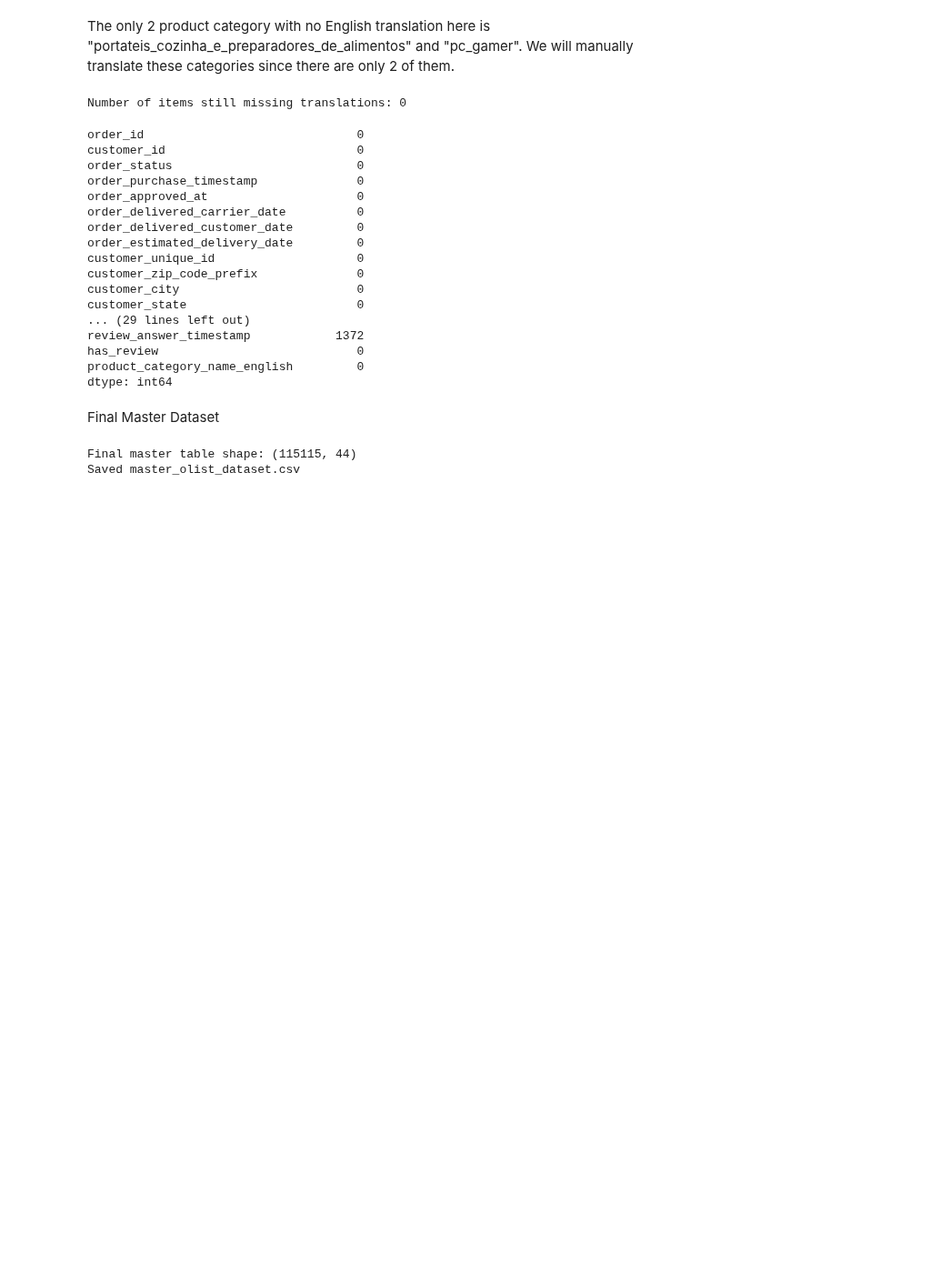
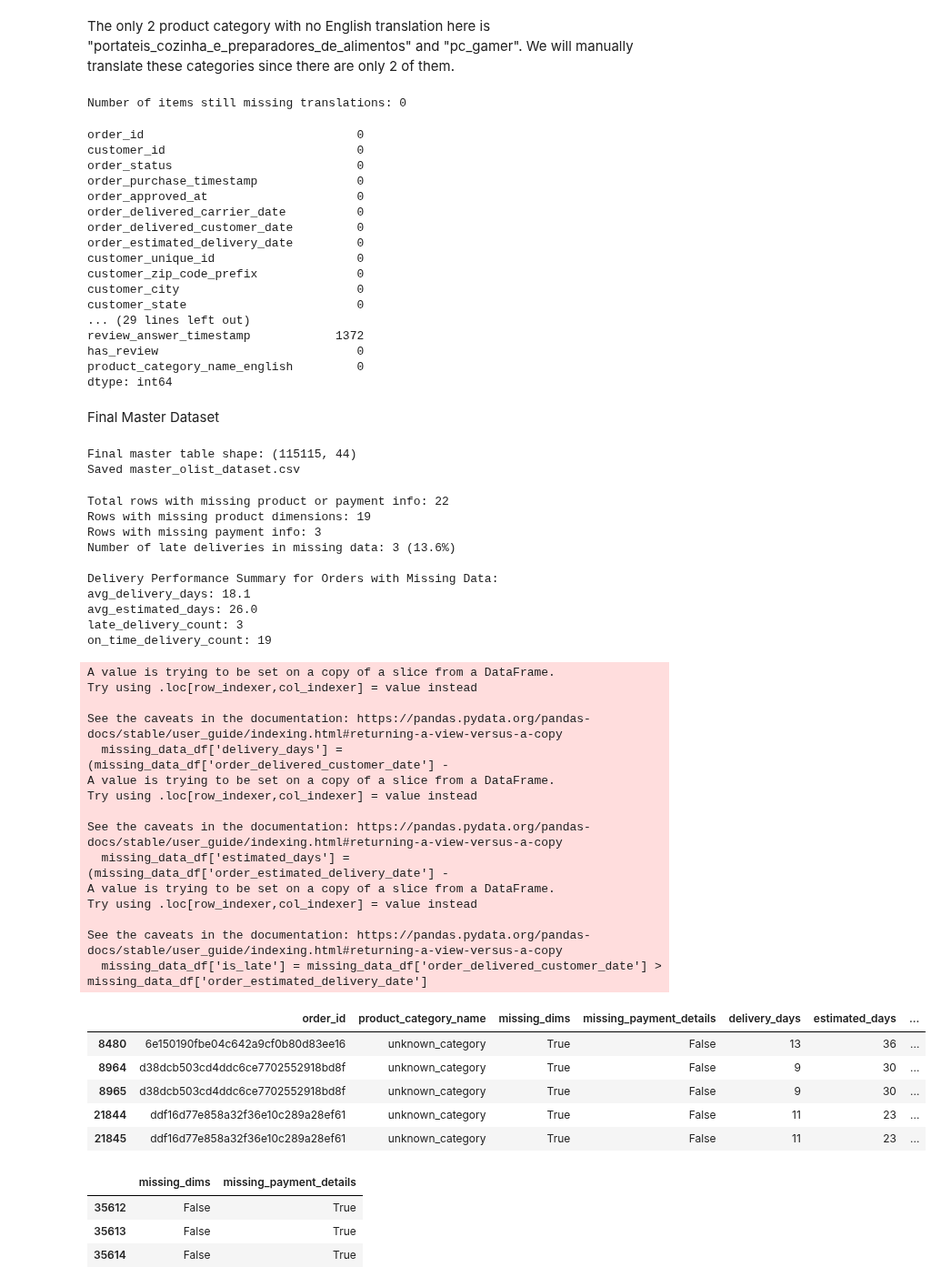
Before and after one commit to RioPramana21/Final-Project-Olist, a Jupyter notebook: preparation_notebooks/merged notebook.ipynb, the cells around one changed output. Shown at 91% size. Drawn from its saved outputs; the diff is of its cells as text; code cells hidden in the pictures; blank space fills up the shorter version.

```diff
--- a/preparation_notebooks/merged notebook.ipynb
+++ b/preparation_notebooks/merged notebook.ipynb
@@ -705,3 +705,82 @@ print("Saved master_olist_dataset.csv")
 # %% [output]
 Final master table shape: (115115, 44)
 Saved master_olist_dataset.csv
+# %%
+# Read the master dataset
+master_df = pd.read_csv('../data/cleaned_data/master_olist_dataset.csv', parse_dates=[
+    'order_purchase_timestamp', 'order_approved_at',
+    'order_delivered_carrier_date', 'order_delivered_customer_date',
+    'order_estimated_delivery_date', 'shipping_limit_date',
+    'review_creation_date', 'review_answer_timestamp'
+])
+
+# Get rows with missing product info or payment info
+missing_data_df = master_df[master_df['missing_dims'] | master_df['missing_payment_details']]
+
+# Calculate delivery performance for these orders
+missing_data_df['delivery_days'] = (missing_data_df['order_delivered_customer_date'] -
+                                   missing_data_df['order_purchase_timestamp']).dt.days
+missing_data_df['estimated_days'] = (missing_data_df['order_estimated_delivery_date'] -
+                                    missing_data_df['order_purchase_timestamp']).dt.days
+missing_data_df['is_late'] = missing_data_df['order_delivered_customer_date'] > missing_data_df['order_estimated_delivery_date']
+
+# Show the count of missing rows
+print(f"Total rows with missing product or payment info: {len(missing_data_df)}")
+print(f"Rows with missing product dimensions: {master_df['missing_dims'].sum()}")
+print(f"Rows with missing payment info: {master_df['missing_payment_details'].sum()}")
+print(f"Number of late deliveries in missing data: {missing_data_df['is_late'].sum()} ({missing_data_df['is_late'].mean()*100:.1f}%)")
+
+# Summary of delivery performance for these orders
+performance_summary = {
+    'avg_delivery_days': missing_data_df['delivery_days'].mean(),
+    'avg_estimated_days': missing_data_df['estimated_days'].mean(),
+    'late_delivery_count': missing_data_df['is_late'].sum(),
+    'on_time_delivery_count': (~missing_data_df['is_late']).sum()
+}
+
+print("\nDelivery Performance Summary for Orders with Missing Data:")
+for key, value in performance_summary.items():
+    print(f"{key}: {value:.1f}" if isinstance(value, float) else f"{key}: {value}")
+
+# Display the first few rows of the missing data with delivery performance
+missing_data_df[['order_id', 'product_category_name', 'missing_dims', 'missing_payment_details',
+                'delivery_days', 'estimated_days', 'is_late', 'review_score']].head()
+# %% [output]
+Total rows with missing product or payment info: 22
+Rows with missing product dimensions: 19
+Rows with missing payment info: 3
+Number of late deliveries in missing data: 3 (13.6%)
+
+Delivery Performance Summary for Orders with Missing Data:
+avg_delivery_days: 18.1
+avg_estimated_days: 26.0
+late_delivery_count: 3
+on_time_delivery_count: 19
+A value is trying to be set on a copy of a slice from a DataFrame.
+Try using .loc[row_indexer,col_indexer] = value instead
+
+See the caveats in the documentation: https://pandas.pydata.org/pandas-docs/stable/user_guide/indexing.html#returning-a-view-versus-a-copy
+  missing_data_df['delivery_days'] = (missing_data_df['order_delivered_customer_date'] -
+A value is trying to be set on a copy of a slice from a DataFrame.
+Try using .loc[row_indexer,col_indexer] = value instead
+
+See the caveats in the documentation: https://pandas.pydata.org/pandas-docs/stable/user_guide/indexing.html#returning-a-view-versus-a-copy
+  missing_data_df['estimated_days'] = (missing_data_df['order_estimated_delivery_date'] -
+A value is trying to be set on a copy of a slice from a DataFrame.
+Try using .loc[row_indexer,col_indexer] = value instead
+
+See the caveats in the documentation: https://pandas.pydata.org/pandas-docs/stable/user_guide/indexing.html#returning-a-view-versus-a-copy
+  missing_data_df['is_late'] = missing_data_df['order_delivered_customer_date'] > missing_data_df['order_estimated_delivery_date']
+|  | order_id | product_category_name | missing_dims | missing_payment_details | delivery_days | estimated_days | ... |
+| 8480 | 6e150190fbe04c642a9cf0b80d83ee16 | unknown_category | True | False | 13 | 36 | ... |
+| 8964 | d38dcb503cd4ddc6ce7702552918bd8f | unknown_category | True | False | 9 | 30 | ... |
+| 8965 | d38dcb503cd4ddc6ce7702552918bd8f | unknown_category | True | False | 9 | 30 | ... |
+| 21844 | ddf16d77e858a32f36e10c289a28ef61 | unknown_category | True | False | 11 | 23 | ... |
+| 21845 | ddf16d77e858a32f36e10c289a28ef61 | unknown_category | True | False | 11 | 23 | ... |
+# %%
+missing_data_df[missing_data_df['is_late'] == True][['missing_dims', 'missing_payment_details']]
+# %% [output]
+|  | missing_dims | missing_payment_details |
+| 35612 | False | True |
+| 35613 | False | True |
+| 35614 | False | True |
```
